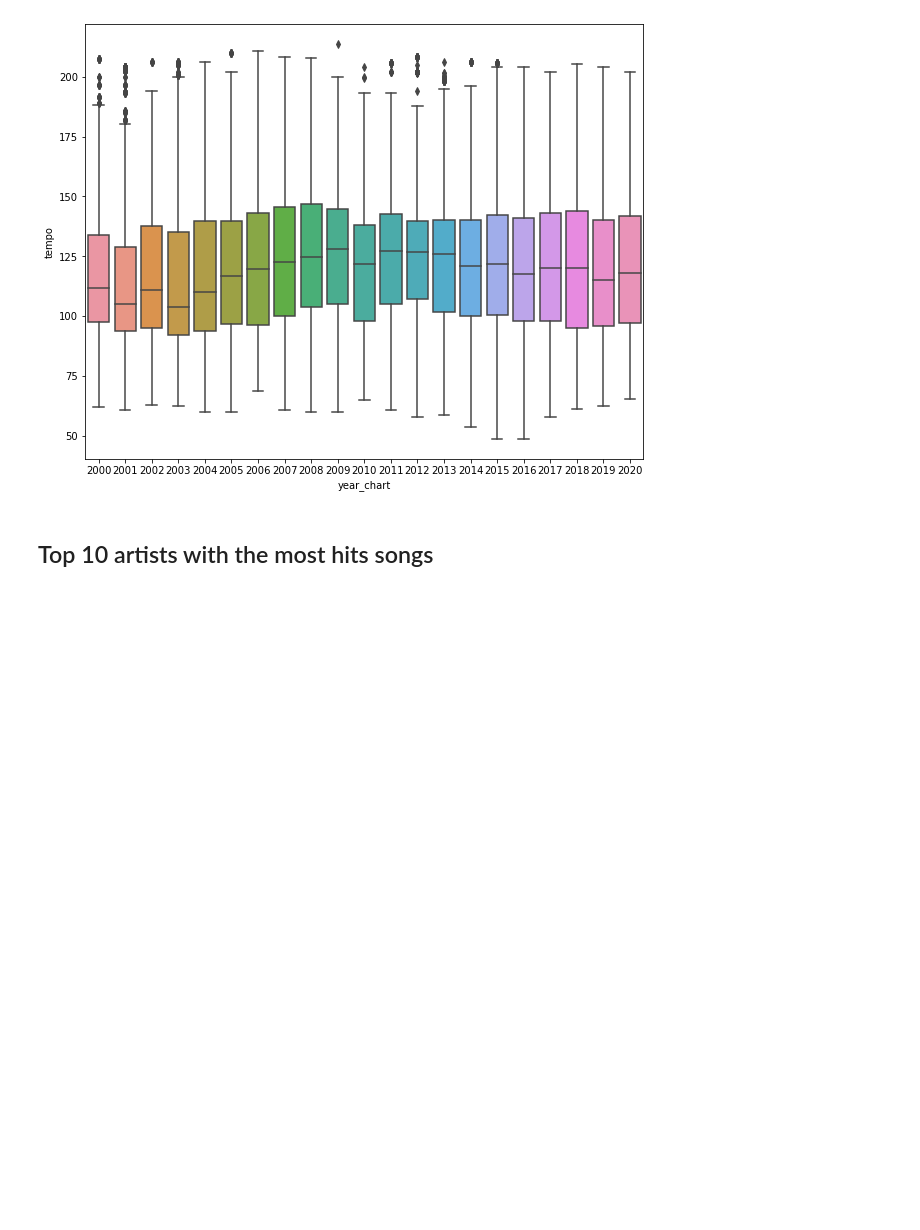
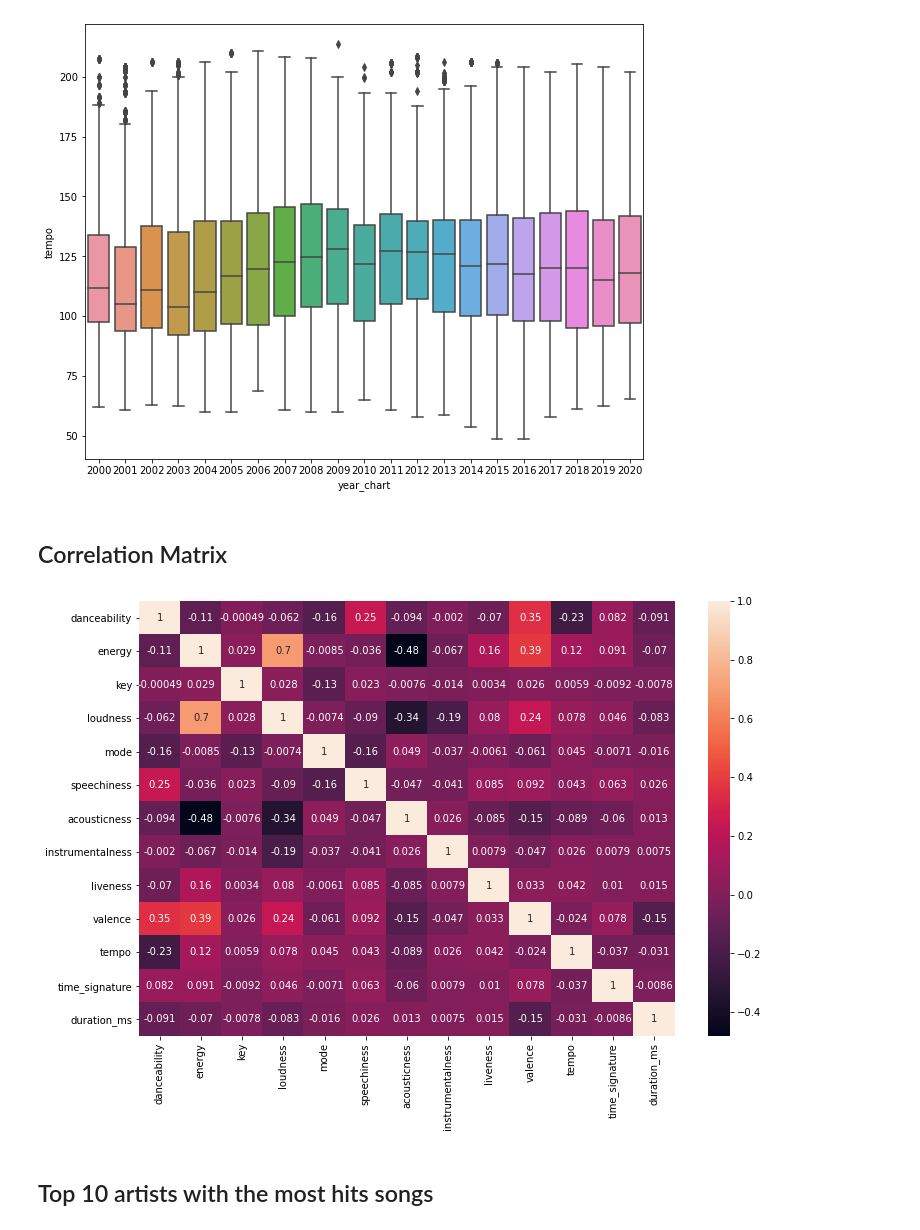
Before and after one commit to luislgm/Music_Hit_Predictor_TFM, a Jupyter notebook: Hit_Data_Analysis/1_hit_analysis.ipynb, the cells around one changed output. Saved outputs shown, nothing was run; the diff lists cells and outputs as text; code cells hidden in the pictures; blank space fills up the shorter version.

Commit message:
graphs and conclusions are added

```diff
--- a/Hit_Data_Analysis/1_hit_analysis.ipynb
+++ b/Hit_Data_Analysis/1_hit_analysis.ipynb
@@ -67,6 +67,14 @@ sns.boxplot(x="year_chart",y="valence",data = df_hits);
 sns.boxplot(x="year_chart",y="tempo",data = df_hits);
 # %% [output]
 [figure]
+# %% [markdown]
+## Correlation Matrix
+# %%
+a_dims = (12, 8)
+fig, ax = plt.subplots(figsize=a_dims)
+sns.heatmap(df_hits.loc[:,"danceability":"duration_ms"].corr(), annot = True);
+# %% [output]
+[figure, added]
 # %% [markdown]
 ## Top 10 artists with the most hits songs
 # %%
```
Also changed, not shown: parts of 11 cells of this notebook.
